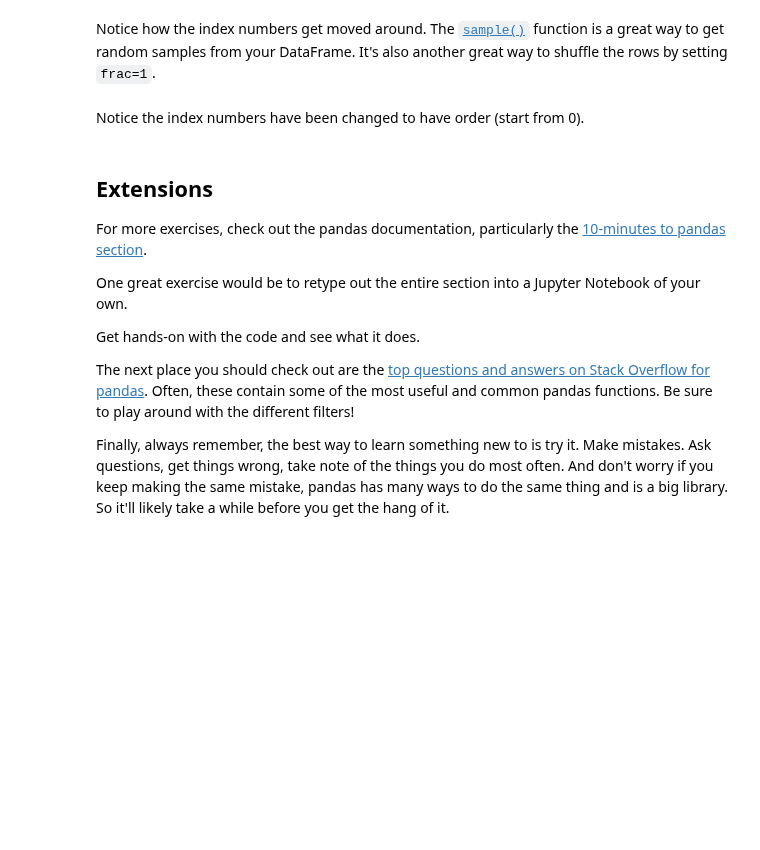
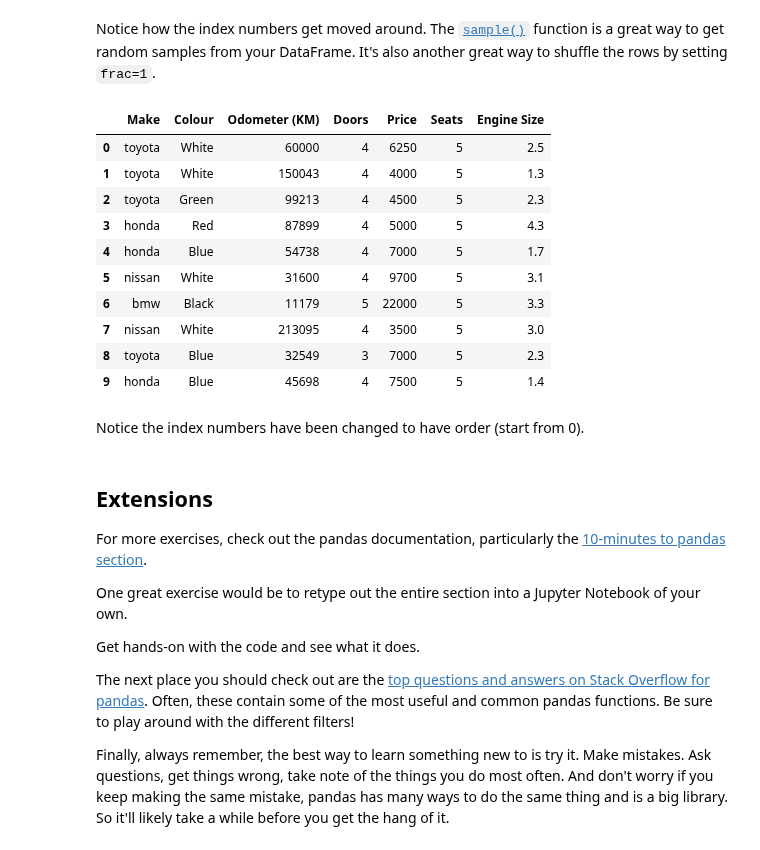
Before and after one commit to KhatiwadaPrajwal056/Data-Science-Libraries-, a Jupyter notebook: Pandas/pandas-exercises.ipynb, the cells around one changed output. Drawn from its saved outputs; the diff is of its cells as text; code cells hidden in the pictures; blank space fills up the shorter version.

```diff
--- a/Pandas/pandas-exercises.ipynb
+++ b/Pandas/pandas-exercises.ipynb
@@ -491,3 +503,20 @@ Notice how the index numbers get moved around. The [`sample()`](https://pandas.p
+# %%
+# Reset the indexes of the shuffled DataFrame
+car_sales_shuffled.reset_index(inplace=True,drop=True) # Drop = do not add new index column(reset) in a data frame which is true
+car_sales_shuffled
+car_sales_shuffled
+# %% [output]
+|  | Make | Colour | Odometer (KM) | Doors | Price | Seats | Engine Size |
+| 0 | toyota | White | 60000 | 4 | 6250 | 5 | 2.5 |
+| 1 | toyota | White | 150043 | 4 | 4000 | 5 | 1.3 |
+| 2 | toyota | Green | 99213 | 4 | 4500 | 5 | 2.3 |
+| 3 | honda | Red | 87899 | 4 | 5000 | 5 | 4.3 |
+| 4 | honda | Blue | 54738 | 4 | 7000 | 5 | 1.7 |
+| 5 | nissan | White | 31600 | 4 | 9700 | 5 | 3.1 |
+| 6 | bmw | Black | 11179 | 5 | 22000 | 5 | 3.3 |
+| 7 | nissan | White | 213095 | 4 | 3500 | 5 | 3.0 |
+| 8 | toyota | Blue | 32549 | 3 | 7000 | 5 | 2.3 |
+| 9 | honda | Blue | 45698 | 4 | 7500 | 5 | 1.4 |
 # %% [markdown]
 Notice the index numbers have been changed to have order (start from 0).
 # %%
```
Also changed, not shown: parts of 2 cells of this notebook.
